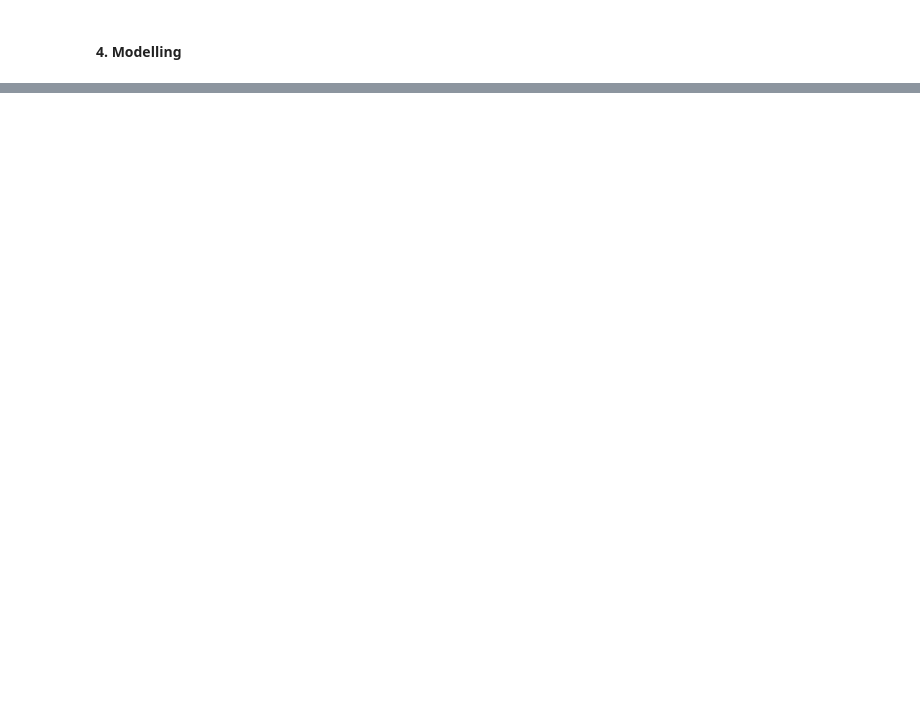
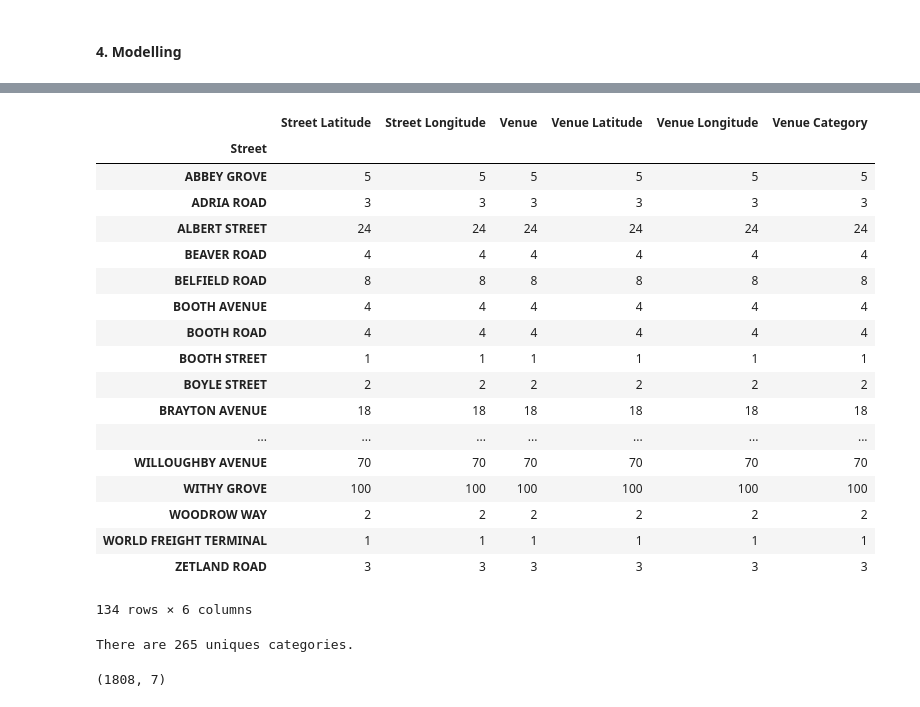
Before and after one commit to ivanboklach/Data_Science, a Jupyter notebook: Capstone Project - The Battle of Neighborhoods.ipynb, the cells around one changed output, grey strips where cells are left out. Saved outputs shown, nothing was run; the diff lists cells and outputs as text; code cells hidden in the pictures; blank space fills up the shorter version.

```diff
--- a/Capstone Project - The Battle of Neighborhoods.ipynb
+++ b/Capstone Project - The Battle of Neighborhoods.ipynb
@@ -38,0 +380,30 @@ The Methodology will describe the main components of our analysis and predicatio
+# %%
+location_venues.groupby('Street').count()
+# %% [output]
+|  | Street Latitude | Street Longitude | Venue | Venue Latitude | Venue Longitude | Venue Category |
+| Street |  |  |  |  |  |  |
+| ABBEY GROVE | 5 | 5 | 5 | 5 | 5 | 5 |
+| ADRIA ROAD | 3 | 3 | 3 | 3 | 3 | 3 |
+| ALBERT STREET | 24 | 24 | 24 | 24 | 24 | 24 |
+| BEAVER ROAD | 4 | 4 | 4 | 4 | 4 | 4 |
+| BELFIELD ROAD | 8 | 8 | 8 | 8 | 8 | 8 |
+| BOOTH AVENUE | 4 | 4 | 4 | 4 | 4 | 4 |
+| BOOTH ROAD | 4 | 4 | 4 | 4 | 4 | 4 |
+| BOOTH STREET | 1 | 1 | 1 | 1 | 1 | 1 |
+| BOYLE STREET | 2 | 2 | 2 | 2 | 2 | 2 |
+| BRAYTON AVENUE | 18 | 18 | 18 | 18 | 18 | 18 |
+| ... | ... | ... | ... | ... | ... | ... |
+| WILLOUGHBY AVENUE | 70 | 70 | 70 | 70 | 70 | 70 |
+| WITHY GROVE | 100 | 100 | 100 | 100 | 100 | 100 |
+| WOODROW WAY | 2 | 2 | 2 | 2 | 2 | 2 |
+| WORLD FREIGHT TERMINAL | 1 | 1 | 1 | 1 | 1 | 1 |
+| ZETLAND ROAD | 3 | 3 | 3 | 3 | 3 | 3 |
+134 rows × 6 columns
+# %%
+print('There are {} uniques categories.'.format(len(location_venues['Venue Category'].unique())))
+# %% [output]
+There are 265 uniques categories.
+# %%
+location_venues.shape
+# %% [output]
+(1808, 7)
```
Also changed, not shown: parts of 53 cells of this notebook.
